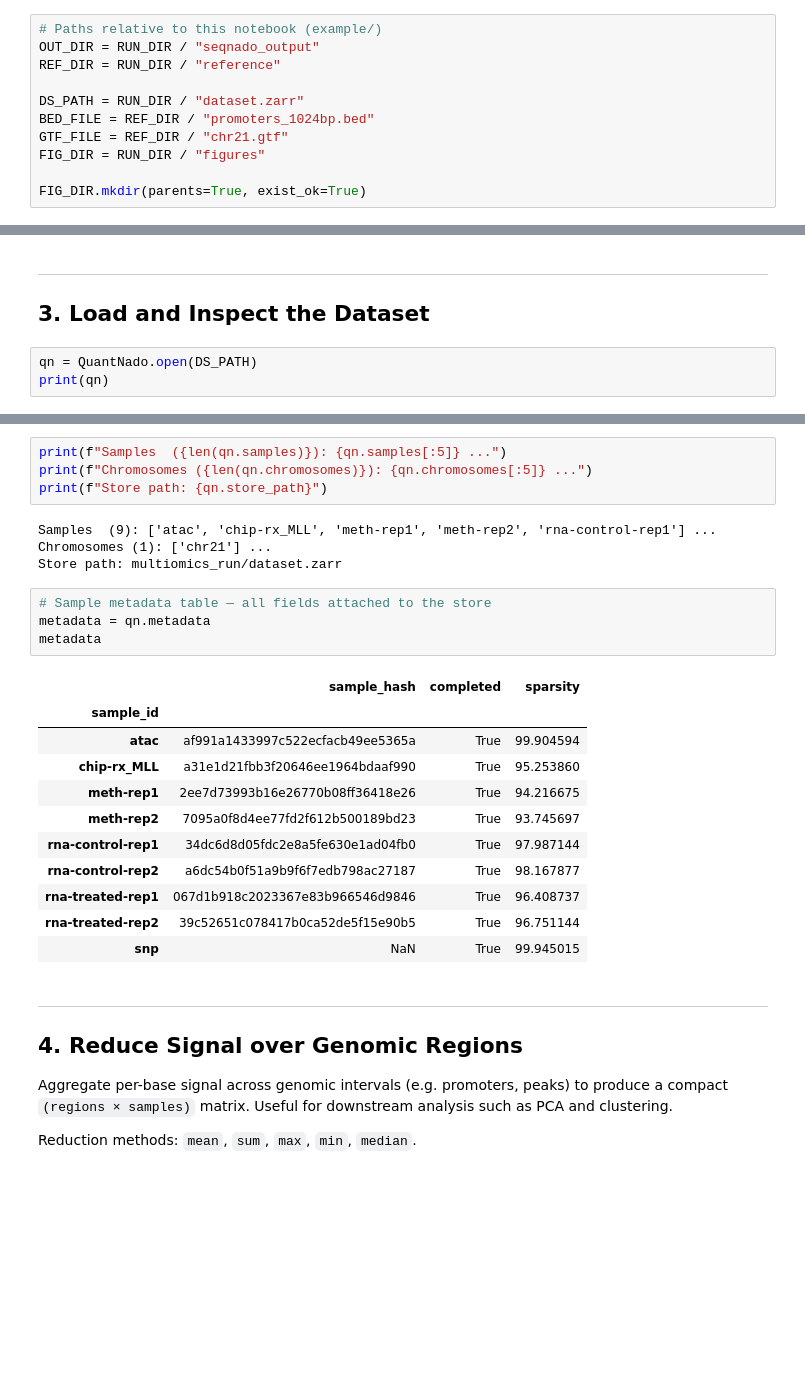
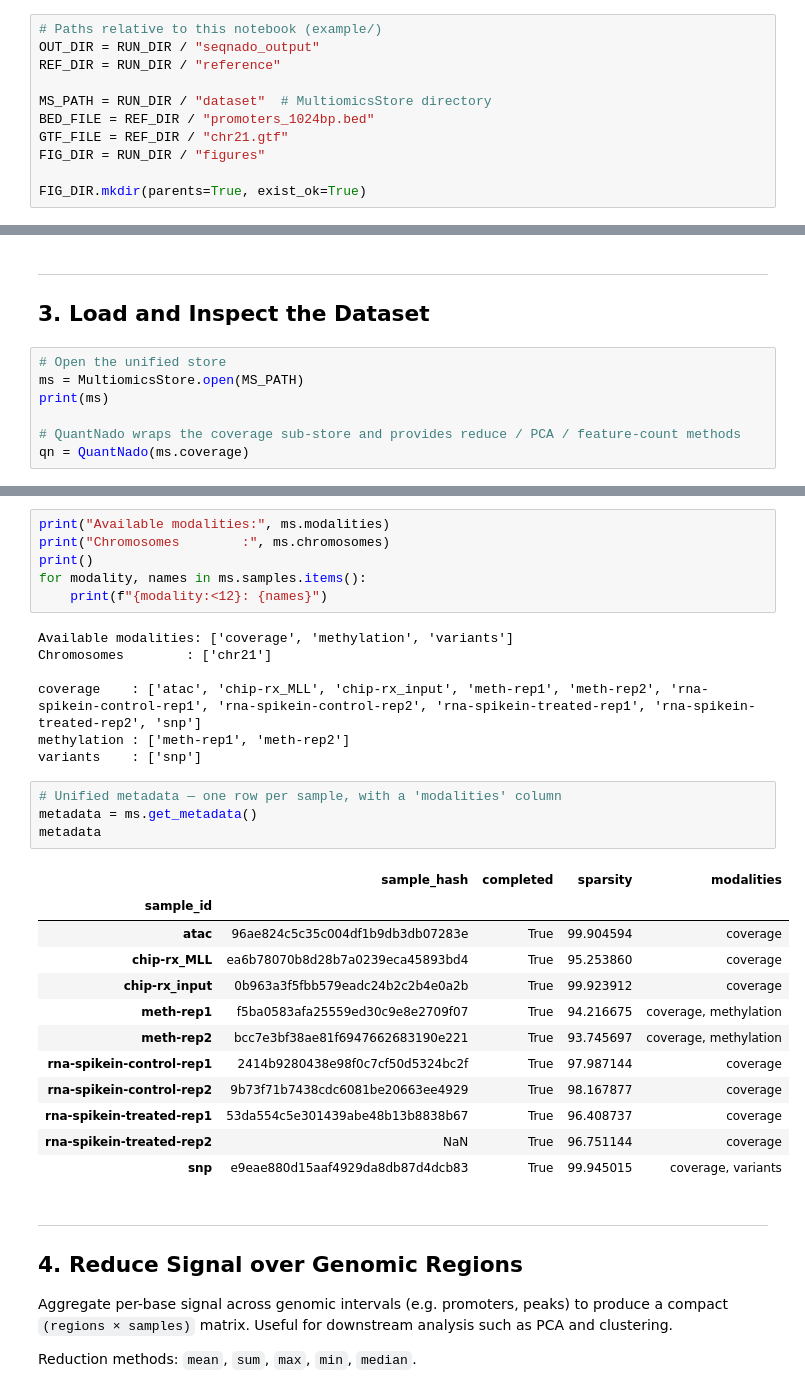
Before and after one commit to Milne-Group/QuantNado, a Jupyter notebook: docs/example_dataset.ipynb, the cells around one changed output, grey strips where cells are left out. Saved outputs shown, nothing was run; the diff lists cells and outputs as text; blank space fills up the shorter version.

```diff
--- a/docs/example_dataset.ipynb
+++ b/docs/example_dataset.ipynb
@@ -87,7 +93,7 @@ Done.
 OUT_DIR = RUN_DIR / "seqnado_output"
 REF_DIR = RUN_DIR / "reference"
 
-DS_PATH = RUN_DIR / "dataset.zarr"
+MS_PATH = RUN_DIR / "dataset"  # MultiomicsStore directory
 BED_FILE = REF_DIR / "promoters_1024bp.bed"
 GTF_FILE = REF_DIR / "chr21.gtf"
 FIG_DIR = RUN_DIR / "figures"
@@ -143,6 +168,10 @@ Done.
 ---
 ## 3. Load and Inspect the Dataset
 # %%
-qn = QuantNado.open(DS_PATH)
-print(qn)
+# Open the unified store
+ms = MultiomicsStore.open(MS_PATH)
+print(ms)
+
+# QuantNado wraps the coverage sub-store and provides reduce / PCA / feature-count methods
+qn = QuantNado(ms.coverage)
 # %% [output]
@@ -151,27 +186,33 @@ print(qn)
 # %%
-print(f"Samples  ({len(qn.samples)}): {qn.samples[:5]} ...")
-print(f"Chromosomes ({len(qn.chromosomes)}): {qn.chromosomes[:5]} ...")
-print(f"Store path: {qn.store_path}")
+print("Available modalities:", ms.modalities)
+print("Chromosomes        :", ms.chromosomes)
+print()
+for modality, names in ms.samples.items():
+    print(f"{modality:<12}: {names}")
 # %% [output]
-Samples  (9): ['atac', 'chip-rx_MLL', 'meth-rep1', 'meth-rep2', 'rna-control-rep1'] ...
-Chromosomes (1): ['chr21'] ...
-Store path: multiomics_run/dataset.zarr
+Available modalities: ['coverage', 'methylation', 'variants']
+Chromosomes        : ['chr21']
+
+coverage    : ['atac', 'chip-rx_MLL', 'chip-rx_input', 'meth-rep1', 'meth-rep2', 'rna-spikein-control-rep1', 'rna-spikein-control-rep2', 'rna-spikein-treated-rep1', 'rna-spikein-treated-rep2', 'snp']
+methylation : ['meth-rep1', 'meth-rep2']
+variants    : ['snp']
 # %%
-# Sample metadata table — all fields attached to the store
-metadata = qn.metadata
+# Unified metadata — one row per sample, with a 'modalities' column
+metadata = ms.get_metadata()
 metadata
 # %% [output]
-|  | sample_hash | completed | sparsity |
-| sample_id |  |  |  |
-| atac | af991a1433997c522ecfacb49ee5365a | True | 99.904594 |
-| chip-rx_MLL | a31e1d21fbb3f20646ee1964bdaaf990 | True | 95.253860 |
-| meth-rep1 | 2ee7d73993b16e26770b08ff36418e26 | True | 94.216675 |
-| meth-rep2 | 7095a0f8d4ee77fd2f612b500189bd23 | True | 93.745697 |
-| rna-control-rep1 | 34dc6d8d05fdc2e8a5fe630e1ad04fb0 | True | 97.987144 |
-| rna-control-rep2 | a6dc54b0f51a9b9f6f7edb798ac27187 | True | 98.167877 |
-| rna-treated-rep1 | 067d1b918c2023367e83b966546d9846 | True | 96.408737 |
-| rna-treated-rep2 | 39c52651c078417b0ca52de5f15e90b5 | True | 96.751144 |
-| snp | NaN | True | 99.945015 |
+|  | sample_hash | completed | sparsity | modalities |
+| sample_id |  |  |  |  |
+| atac | 96ae824c5c35c004df1b9db3db07283e | True | 99.904594 | coverage |
+| chip-rx_MLL | ea6b78070b8d28b7a0239eca45893bd4 | True | 95.253860 | coverage |
+| chip-rx_input | 0b963a3f5fbb579eadc24b2c2b4e0a2b | True | 99.923912 | coverage |
+| meth-rep1 | f5ba0583afa25559ed30c9e8e2709f07 | True | 94.216675 | coverage, methylation |
+| meth-rep2 | bcc7e3bf38ae81f6947662683190e221 | True | 93.745697 | coverage, methylation |
+| rna-spikein-control-rep1 | 2414b9280438e98f0c7cf50d5324bc2f | True | 97.987144 | coverage |
+| rna-spikein-control-rep2 | 9b73f71b7438cdc6081be20663ee4929 | True | 98.167877 | coverage |
+| rna-spikein-treated-rep1 | 53da554c5e301439abe48b13b8838b67 | True | 96.408737 | coverage |
+| rna-spikein-treated-rep2 | NaN | True | 96.751144 | coverage |
+| snp | e9eae880d15aaf4929da8db87d4dcb83 | True | 99.945015 | coverage, variants |
 # %% [markdown]
 ---
 ## 4. Reduce Signal over Genomic Regions
```
Also changed, not shown: parts of 37 cells of this notebook, 26 other files.
